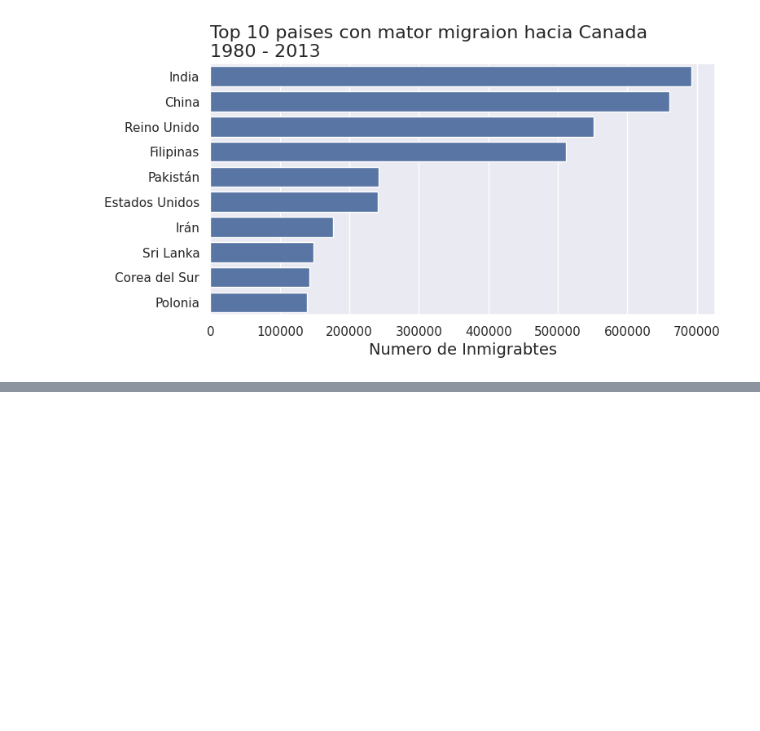
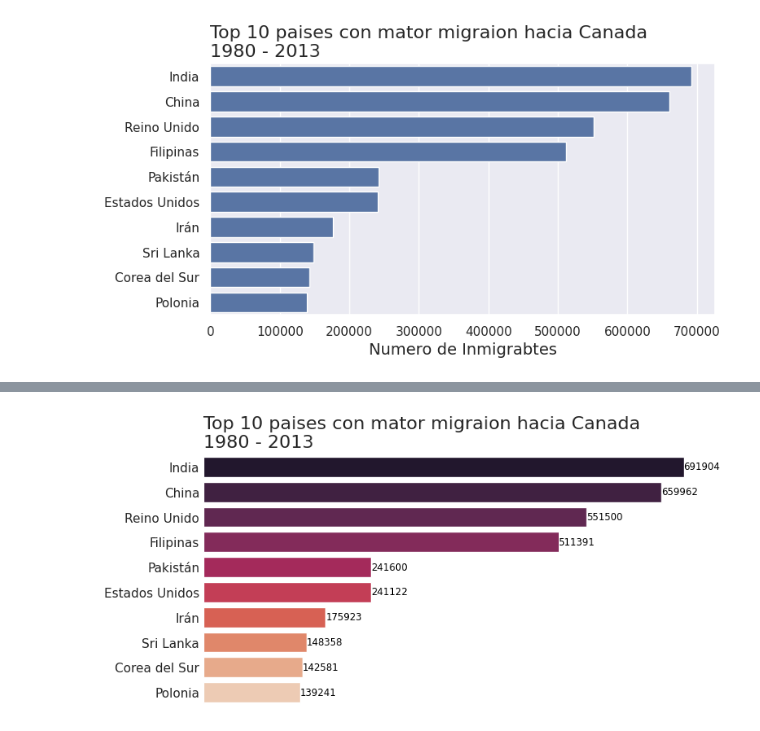
Before and after one commit to diego2003-her14/cursos-alura-ciencia-de-datos, a Jupyter notebook: visualizacion_de_datos_con_python.ipynb, the cells around one changed output, grey strips where cells are left out. Cells and saved outputs as stored; diff of their text form; code cells hidden in the pictures; blank space fills up the shorter version.

```diff
--- a/visualizacion_de_datos_con_python.ipynb
+++ b/visualizacion_de_datos_con_python.ipynb
@@ -434,0 +462,4 @@ plt.show()
+# %%
+generar_el_grafico('rocket')
+# %% [output]
+[figure, added]
```
Also changed, not shown: parts of 20 cells of this notebook.
